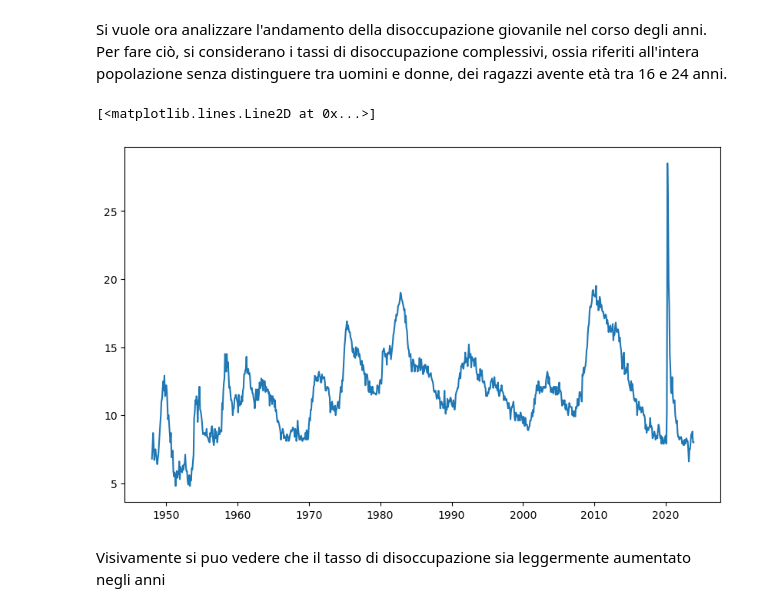
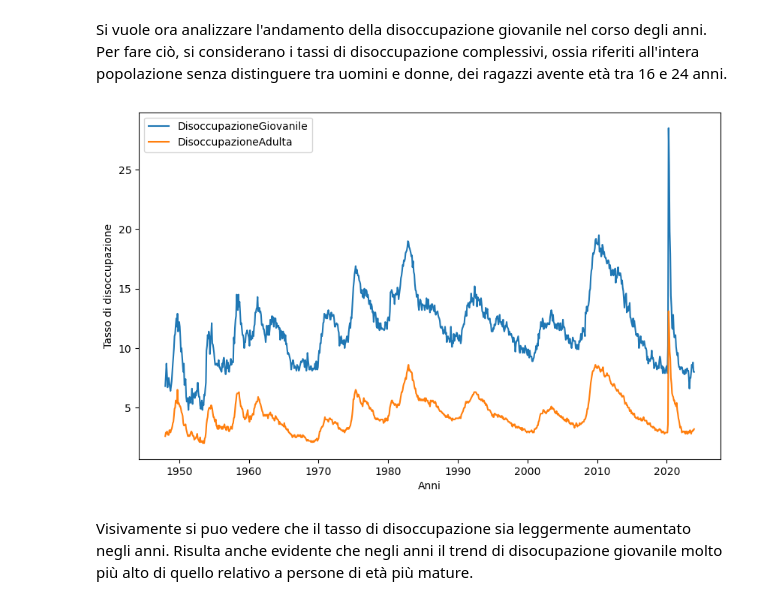
Before and after one commit to MatteoCalvanico/DataAnalytics-Project, a Jupyter notebook: Progetto.ipynb, the cells around one changed output. Cells and saved outputs as stored; diff of their text form; code cells hidden in the pictures.

Commit message:
disoccupazione tra i 16 e i 24 anni a confronto con i 26 plus

```diff
--- a/Progetto.ipynb
+++ b/Progetto.ipynb
@@ -260,8 +260,8 @@ df
 | 911 | 2023-12-01 | 3.7 | 3.9 | 3.6 | 15.2 | 11.2 | 12.5 | ... |
 912 rows × 26 columns
 # %%
-df_young = pd.read_csv("CSV2.csv")
-df_young
+df_employment = pd.read_csv("CSV2.csv")
+df_employment
 # %% [output]
 |  | date | overall_rate | age_16_17_rate | age_16_19_rate | age_18_19_rate | age_16_24_rate | age_20_24_rate | ... |
 | 0 | 1948-01-01 | 3.4 | 9.4 | 8.5 | 8.3 | 6.8 | 5.8 | ... |
@@ -332,8 +329,18 @@ df_young['Disoccupati'] = (df_young['age_16_24_rate'])
-# %%
-plt.figure(figsize=(10, 6))
-plt.plot(df_young['date'], df_young['Disoccupati'])
-# %% [output]
-[<matplotlib.lines.Line2D at 0x...>]
-[figure, removed]
+# %%
+df_employment['date'] = pd.to_datetime(df_employment['date'])
+df_employment['Disoccupati16_24'] = (df_employment['age_16_24_rate'])
+df_employment['Disoccupati25plus'] = (df_employment['age_25plus_rate'])
+# %%
+plt.figure(figsize=(10, 6))
+plt.plot(df_employment['date'], df_employment['Disoccupati16_24'], label='DisoccupazioneGiovanile')
+plt.plot(df_employment['date'], df_employment['Disoccupati25plus'], label='DisoccupazioneAdulta')
+
+
+plt.xlabel('Anni')
+plt.ylabel('Tasso di disoccupazione')
+plt.legend()
+plt.show()
+# %% [output]
+[figure, added]
 # %% [markdown]
-Visivamente si puo vedere che il tasso di disoccupazione sia leggermente aumentato negli anni
+Visivamente si puo vedere che il tasso di disoccupazione sia leggermente aumentato negli anni. Risulta anche evidente che negli anni il trend di disocupazione giovanile molto più alto di quello relativo a persone di età più mature.
```
Also changed, not shown: parts of 1 cell of this notebook.
